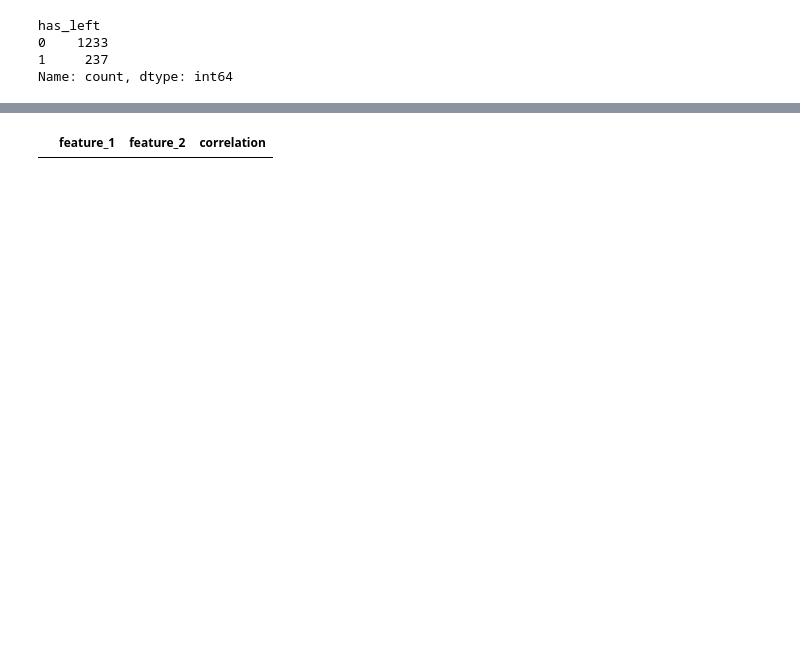
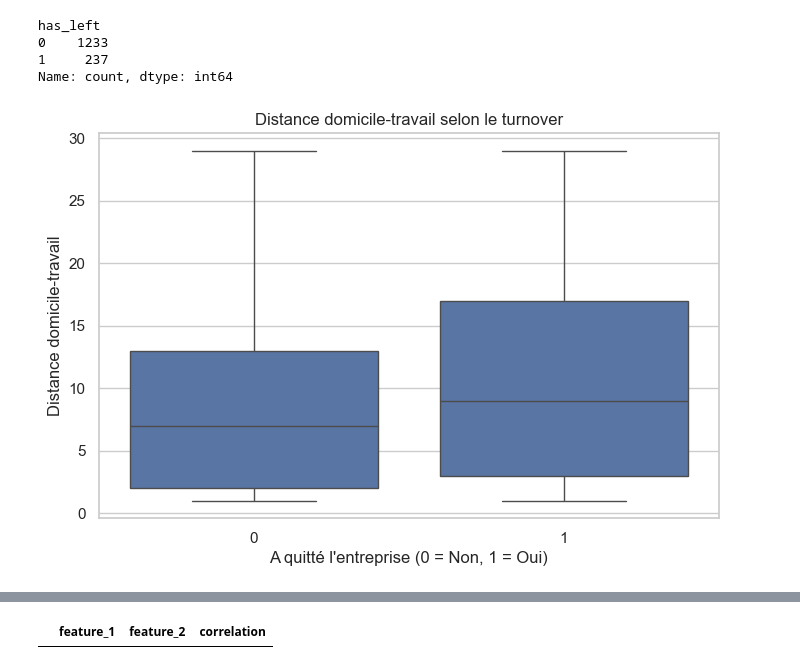
Before and after one commit to sjbl69/Technovaa, a Jupyter notebook: notebooks/01_EDA_and_Cleaning.ipynb, the cells around one changed output, grey strips where cells are left out. Saved outputs shown, nothing was run; the diff lists cells and outputs as text; code cells hidden in the pictures; blank space fills up the shorter version.

Commit message:
Turnover prediction project - EDA, Modeling and SHAP

```diff
--- a/notebooks/01_EDA_and_Cleaning.ipynb
+++ b/notebooks/01_EDA_and_Cleaning.ipynb
@@ -155,4 +155,19 @@ has_left
 0    1233
 1     237
 Name: count, dtype: int64
+# %%
+# 8/ Distance domicile-travail vs Turnover
+
+# Objectif : Analyser l’impact de la distance domicile-travail sur la probabilité de départ.
+# Pourquoi ? Une distance élevée peut générer de la fatigue, du désengagement ou une volonté de changer d’emploi.
+# Résultat : Le boxplot compare la distribution des distances entre employés restés et partis.
+
+plt.figure(figsize=(8,5))
+sns.boxplot(data=df, x="has_left", y="distance_domicile_travail")
+plt.title("Distance domicile-travail selon le turnover")
+plt.xlabel("A quitté l'entreprise (0 = Non, 1 = Oui)")
+plt.ylabel("Distance domicile-travail")
+plt.show()
+# %% [output]
+[figure, added]
 # %%
```
Also changed, not shown: parts of 10 cells of this notebook, 1 other file.
